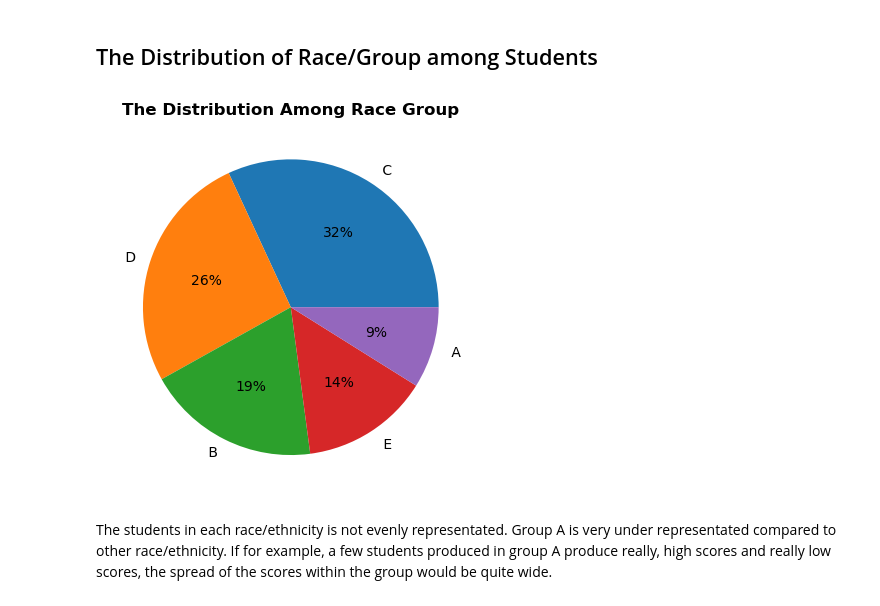
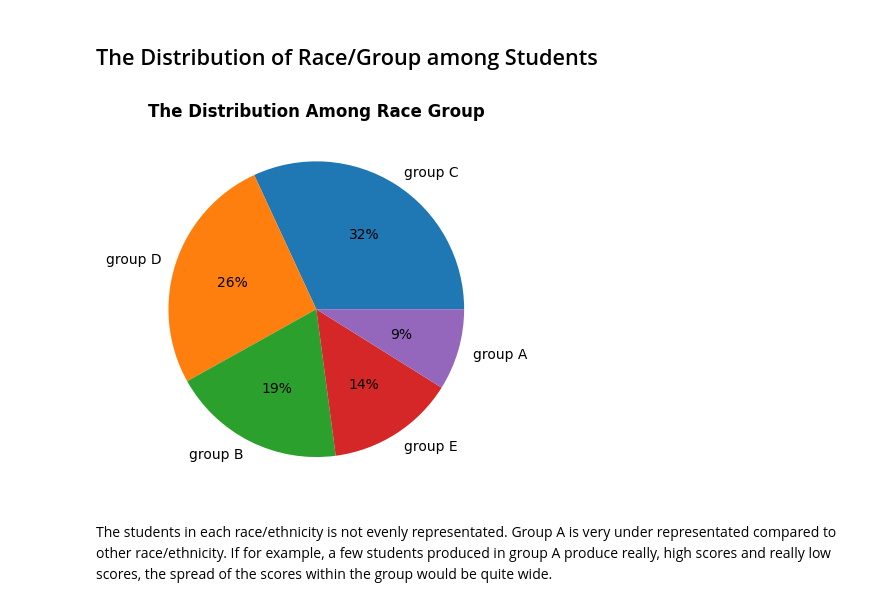
Before and after one commit to rajendra-ai/mlproject, a Jupyter notebook: notebook/eda.ipynb, the cells around one changed output. Drawn from its saved outputs; the diff is of its cells as text; code cells hidden in the pictures.

```diff
--- a/notebook/eda.ipynb
+++ b/notebook/eda.ipynb
@@ -113,8 +106,8 @@ plt.show()
 # %%
 #Removing the word 'group' from the 'race' column for easier classification
 
-df['race'] = df['race'].str.replace('group', '')
+df['race_ethnicity'] = df['race_ethnicity'].str.replace('race_ethnicity', '')
 
 #Checking if changes has been made
-df['race']
+df['race_ethnicity']
 # %% [output]
@@ -133,9 +126,9 @@ Name: race, Length: 1000, dtype: object
 # %%
 # Changing race and parentalLOE column into category data type
 
-df['race'] = df['race'].astype('category')
+df['race_ethnicity'] = df['race_ethnicity'].astype('category')
 
-df['parentalLOE'] = df['parentalLOE'].astype('category')
+df['parental_level_of_education'] = df['parental_level_of_education'].astype('category')
 
 #Checking if changes has been made
 df.dtypes
@@ -152,9 +145,9 @@ dtype: object
 # %%
 #Capitalizing the first word in the 'parentalLOE' column
 
-df['parentalLOE'] = df['parentalLOE'].str.title()
+df['parental_level_of_education'] = df['parental_level_of_education'].str.title()
 
-df['parentalLOE']
+df['parental_level_of_education']
 # %% [output]
 0       Bachelor'S Degree
 1            Some College
@@ -173,13 +166,13 @@ Name: parentalLOE, Length: 1000, dtype: object
 
 level_ordered = ["Some High School", "High School", "Some College", "Associate'S Degree", "Bachelor'S Degree", "Master'S Degree" ]
 
-df['parentalLOE'] = df['parentalLOE'].astype('category')
+df['parental_level_of_education'] = df['parental_level_of_education'].astype('category')
 
-df["parentalLOE"] = df["parentalLOE"].cat.set_categories(level_ordered, ordered=True)
+df["parental_level_of_education"] = df["parental_level_of_education"].cat.set_categories(level_ordered, ordered=True)
 
 
 #Checking if changes has been made
-df['parentalLOE'].unique().sort_values()
+df['parental_level_of_education'].unique().sort_values()
 # %% [output]
 ['Some High School', 'High School', 'Some College', 'Associate'S Degree', 'Bachelor'S Degree', 'Master'S Degree']
 Categories (6, object): ['Some High School' < 'High School' < 'Some College' < 'Associate'S Degree' < 'Bachelor'S Degree' < 'Master'S Degree']
@@ -348,14 +341,14 @@ The histograms above shows that the data is slightly left-skewed. Therefore the
 # %%
 #The distribution among Race
 
-df['race'].value_counts().plot.pie(autopct='%1.0f%%')
+df['race_ethnicity'].value_counts().plot.pie(autopct='%1.0f%%')
 
 plt.title('The Distribution Among Race Group', weight='bold')
 plt.ylabel('')
 
 plt.show()
 # %% [output]
-[figure, old version]
+[figure, new version]
 # %% [markdown]
 The students in each race/ethnicity is not evenly representated. Group A is very under representated compared to other race/ethnicity. If for example, a few students produced in group A produce really, high scores and really low scores, the spread of the scores within the group would be quite wide.
 # %% [markdown]
```
Also changed, not shown: parts of 30 cells of this notebook, 5 other files.
